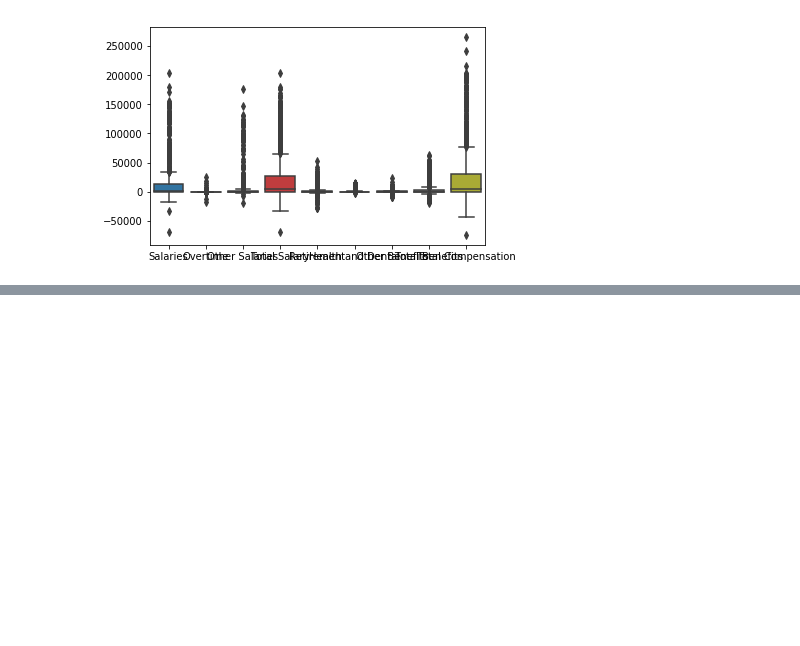
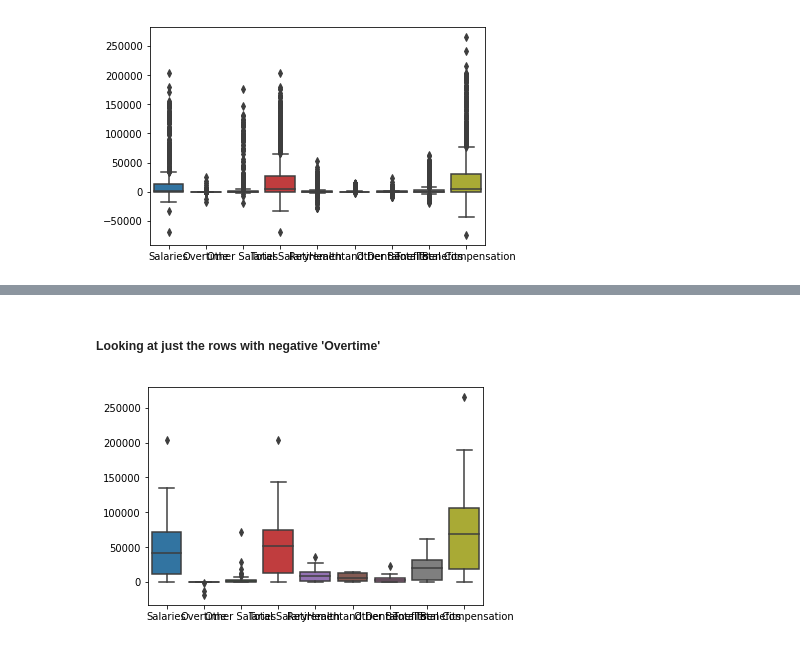
Before and after one commit to mltran2017/MSDS7331, a Jupyter notebook: notebook/7331_EmpComp_Negatives.ipynb, the cells around one changed output, grey strips where cells are left out. Drawn from its saved outputs; the diff is of its cells as text; code cells hidden in the pictures; blank space fills up the shorter version.

```diff
--- a/notebook/7331_EmpComp_Negatives.ipynb
+++ b/notebook/7331_EmpComp_Negatives.ipynb
@@ -80,0 +132,7 @@ ax = sns.boxplot(data=df_clean.iloc[:,13:22])
+# %% [markdown]
+##### Looking at just the rows with negative 'Overtime'
+# %%
+df_oneneg = df_cleanish.loc[indexNames2]
+ax = sns.boxplot(data=df_oneneg.iloc[:,13:22])
+# %% [output]
+[figure, added]
```
Also changed, not shown: parts of 25 cells of this notebook.
